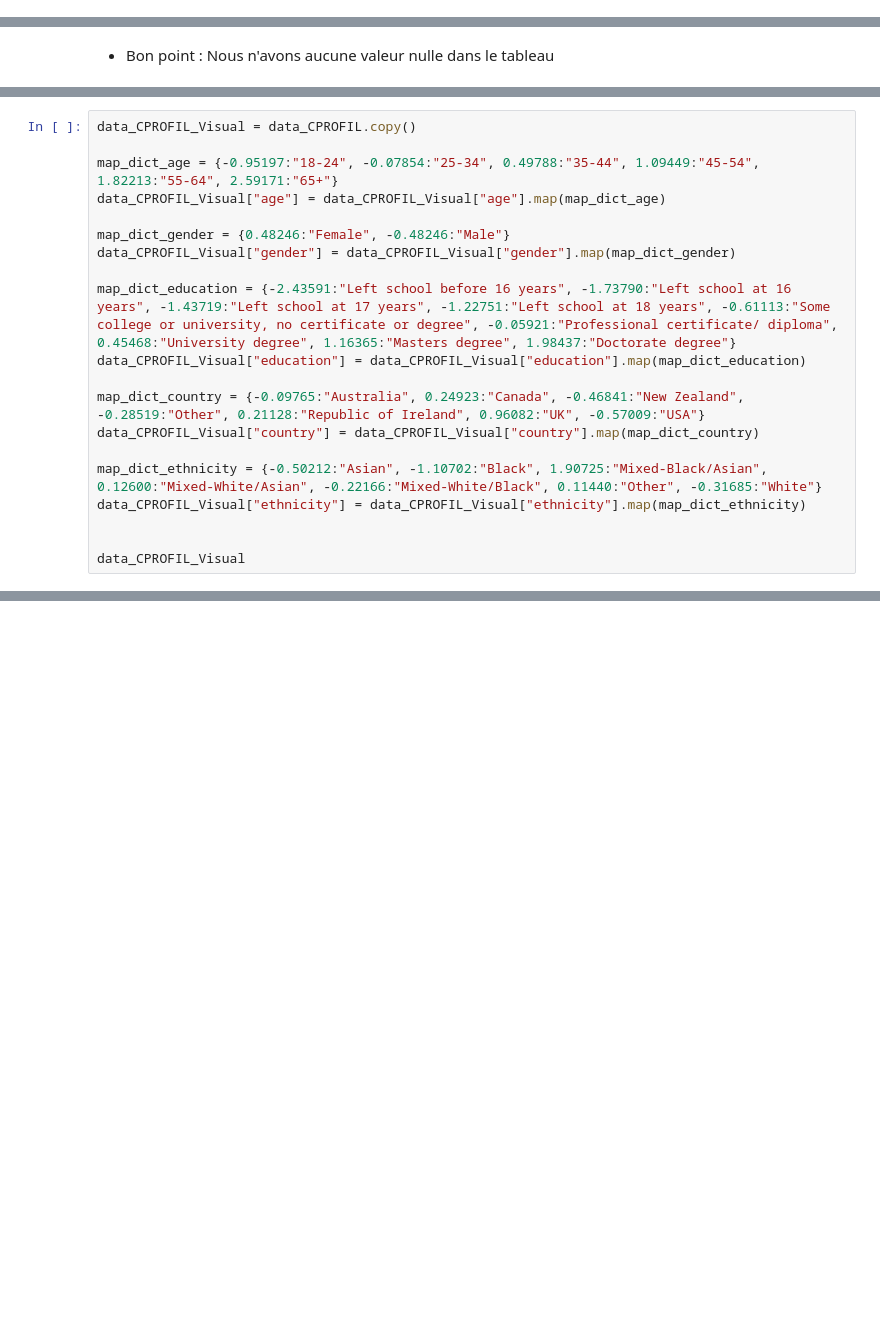
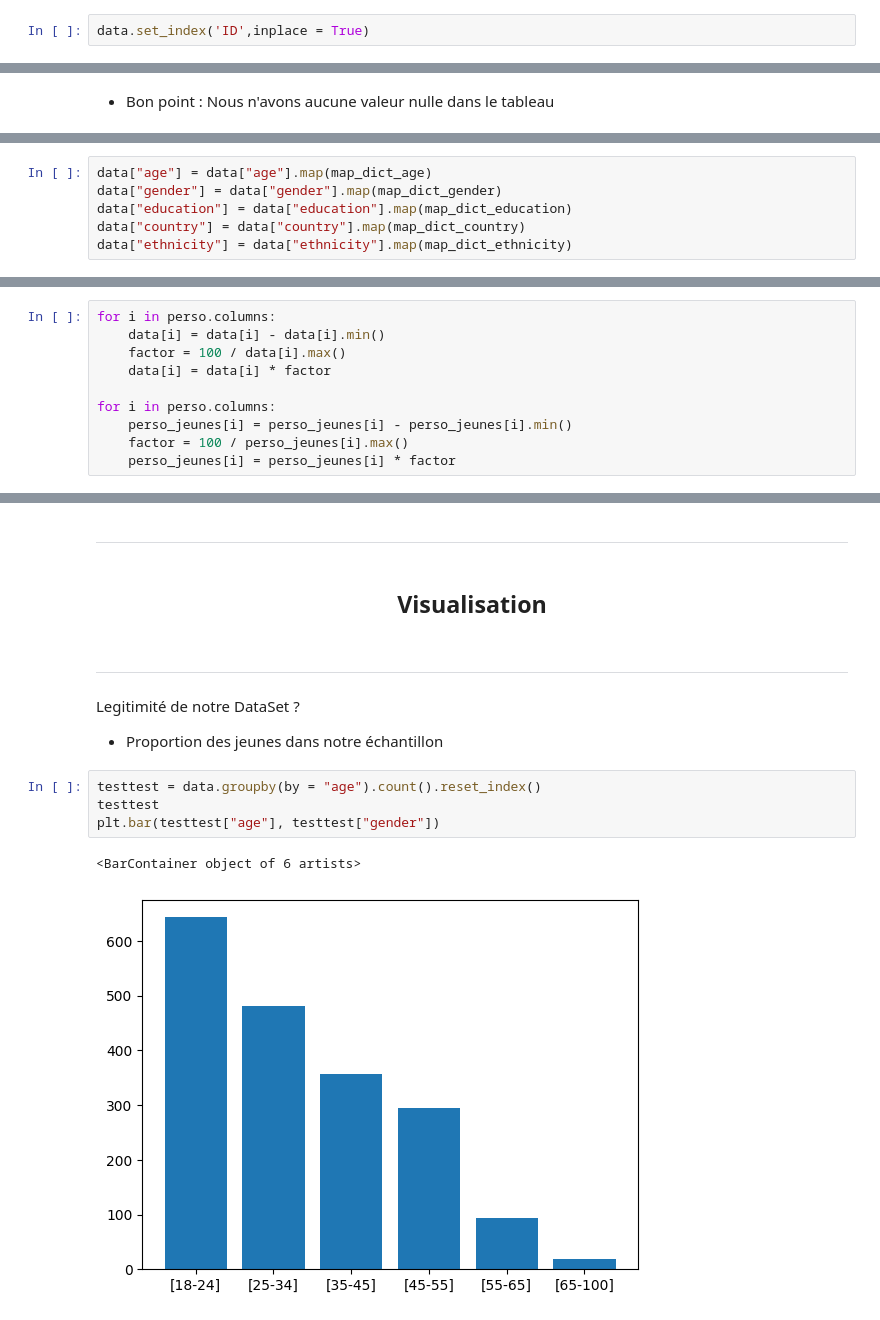
Before and after one commit to RayaneBDJ/Data-Analysis, a Jupyter notebook: FinalTP.ipynb, the cells around one changed output, grey strips where cells are left out. Drawn from its saved outputs; the diff is of its cells as text; blank space fills up the shorter version.

```diff
--- a/FinalTP.ipynb
+++ b/FinalTP.ipynb
@@ -262,0 +710,2 @@ On pourra dans la phase 'Action' si besoin le créer et prédire ses scores et s
+# %%
+data.set_index('ID',inplace = True)
@@ -304,20 +837,0 @@ MAPPING 1
-# %%
-data_CPROFIL_Visual = data_CPROFIL.copy()
-
-map_dict_age = {-0.95197:"18-24", -0.07854:"25-34", 0.49788:"35-44", 1.09449:"45-54", 1.82213:"55-64", 2.59171:"65+"}
-data_CPROFIL_Visual["age"] = data_CPROFIL_Visual["age"].map(map_dict_age)
-
-map_dict_gender = {0.48246:"Female", -0.48246:"Male"}
-data_CPROFIL_Visual["gender"] = data_CPROFIL_Visual["gender"].map(map_dict_gender)
-
-map_dict_education = {-2.43591:"Left school before 16 years", -1.73790:"Left school at 16 years", -1.43719:"Left school at 17 years", -1.22751:"Left school at 18 years", -0.61113:"Some college or university, no certificate or degree", -0.05921:"Professional certificate/ diploma", 0.45468:"University degree", 1.16365:"Masters degree", 1.98437:"Doctorate degree"}
-data_CPROFIL_Visual["education"] = data_CPROFIL_Visual["education"].map(map_dict_education)
-
-map_dict_country = {-0.09765:"Australia", 0.24923:"Canada", -0.46841:"New Zealand", -0.28519:"Other", 0.21128:"Republic of Ireland", 0.96082:"UK", -0.57009:"USA"}
-data_CPROFIL_Visual["country"] = data_CPROFIL_Visual["country"].map(map_dict_country)
-
-map_dict_ethnicity = {-0.50212:"Asian", -1.10702:"Black", 1.90725:"Mixed-Black/Asian", 0.12600:"Mixed-White/Asian", -0.22166:"Mixed-White/Black", 0.11440:"Other", -0.31685:"White"}
-data_CPROFIL_Visual["ethnicity"] = data_CPROFIL_Visual["ethnicity"].map(map_dict_ethnicity)
-
-
-data_CPROFIL_Visual
@@ -490,0 +840,6 @@ No artists with labels found to put in legend.  Note that artists whose label st
+# %%
+data["age"] = data["age"].map(map_dict_age)
+data["gender"] = data["gender"].map(map_dict_gender)
+data["education"] = data["education"].map(map_dict_education)
+data["country"] = data["country"].map(map_dict_country)
+data["ethnicity"] = data["ethnicity"].map(map_dict_ethnicity)
@@ -490,0 +848,10 @@ No artists with labels found to put in legend.  Note that artists whose label st
+# %%
+for i in perso.columns:
+    data[i] = data[i] - data[i].min()
+    factor = 100 / data[i].max()
+    data[i] = data[i] * factor
+
+for i in perso.columns:
+    perso_jeunes[i] = perso_jeunes[i] - perso_jeunes[i].min()
+    factor = 100 / perso_jeunes[i].max()
+    perso_jeunes[i] = perso_jeunes[i] * factor
@@ -490,0 +951,16 @@ No artists with labels found to put in legend.  Note that artists whose label st
+# %% [markdown]
+---
+# %% [markdown]
+## <p style = 'text-align: center;'>Visualisation</p>
+# %% [markdown]
+---
+# %% [markdown]
+Legitimité de notre DataSet ?
+- Proportion des jeunes dans notre échantillon
+# %%
+testtest = data.groupby(by = "age").count().reset_index()
+testtest
+plt.bar(testtest["age"], testtest["gender"])
+# %% [output]
+<BarContainer object of 6 artists>
+[figure, added]
```
Also changed, not shown: parts of 152 cells of this notebook, 2 other files.
